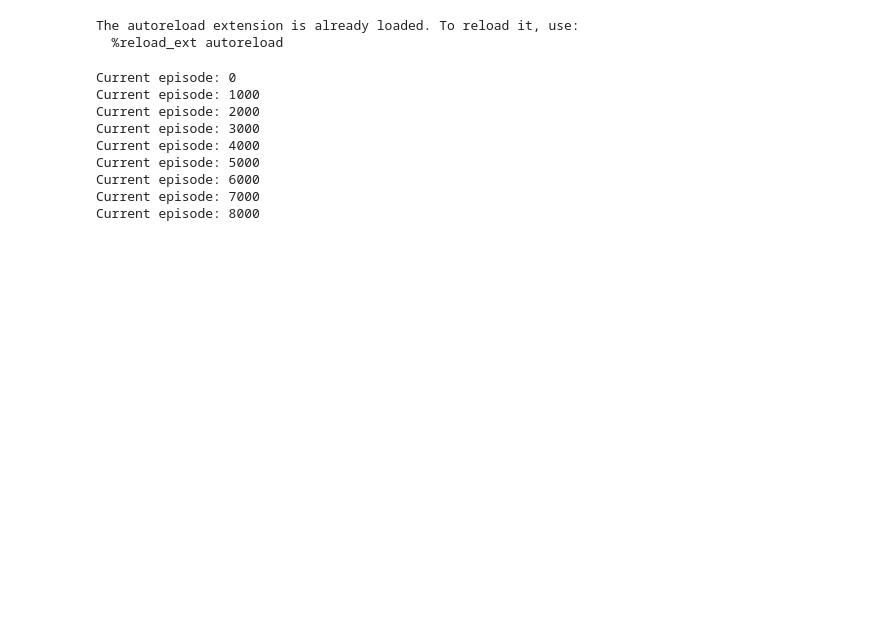
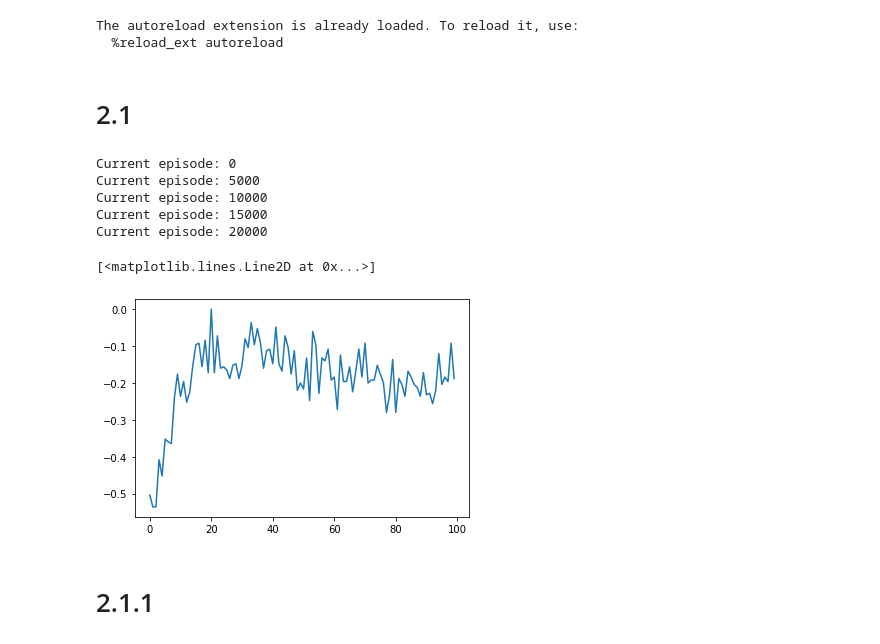
Before and after one commit to nefagi-01/tic_tac_toe_reinforcement_learning, a Jupyter notebook: project.ipynb, the cells around one changed output. Saved outputs shown, nothing was run; the diff lists cells and outputs as text; code cells hidden in the pictures; blank space fills up the shorter version.

Commit message:
finished implementation of classes necessary for q learning

```diff
--- a/project.ipynb
+++ b/project.ipynb
@@ -7,51 +8,47 @@ from rl_algorithms import QPlayer
 # %% [output]
 The autoreload extension is already loaded. To reload it, use:
   %reload_ext autoreload
+# %% [markdown]
+# 2.1
 # %%
 n_episodes = 20000
+averaging_steps = 250
 turns = np.array(['X','O'])
 
 q_player = QPlayer(0.05, 0.99, 0.2)
 env = TictactoeEnv()
 
-average_reward = 0
 rewards = []
+average_reward = 0.
+
 for episode in range(n_episodes):
-    if episode % 1000 == 0:
-        print('Current episode: %d' % episode)
-    env.reset()
-    grid, _, __ = env.observe()
-    other_player = OptimalPlayer(epsilon=0.5, player=turns[1])
+        if episode % 5000 == 0:
+            print('Current episode: %d' % episode)
 
-    for j in range(9):
-        if env.current_player == other_player.player:
-            move = other_player.act(grid)
-        else:
-            move = q_player.act(grid)
+        # Update players
+        other_player = OptimalPlayer(epsilon=0.5, player=turns[1])
 
-        grid, end, winner = env.step(move, print_grid=False)
-        if env.current_player == other_player.player and not end:
-            q_player.learn(grid, 0, False)
+        # Play game
+        reward = play_game(env, q_player, other_player, turns, testing=False)
+        average_reward += reward
 
-        if end:
-            reward = env.reward(turns[0])
-            average_reward += reward
-            q_player.learn(grid, reward, True)
+        if episode % averaging_steps == averaging_steps - 1:
+            average_reward /= averaging_steps
+            rewards.append(average_reward)
+            average_reward = 0.
 
-            if episode % 50 == 49:
-                average_reward /= 50
-                rewards.append(average_reward)
-                average_reward = 0
-
-            turns = turns[::-1]
-            break
+        # Change first player
+        turns = turns[::-1]
 # %% [output]
 Current episode: 0
-Current episode: 1000
-Current episode: 2000
-Current episode: 3000
-Current episode: 4000
 Current episode: 5000
-Current episode: 6000
-Current episode: 7000
-Current episode: 8000
+Current episode: 10000
+Current episode: 15000
+Current episode: 20000
+# %%
+plt.plot(rewards)
+# %% [output]
+[<matplotlib.lines.Line2D at 0x...>]
+[figure, added]
+# %% [markdown]
+# 2.1.1
```
Also changed, not shown: parts of 3 cells of this notebook, 1 other file.
